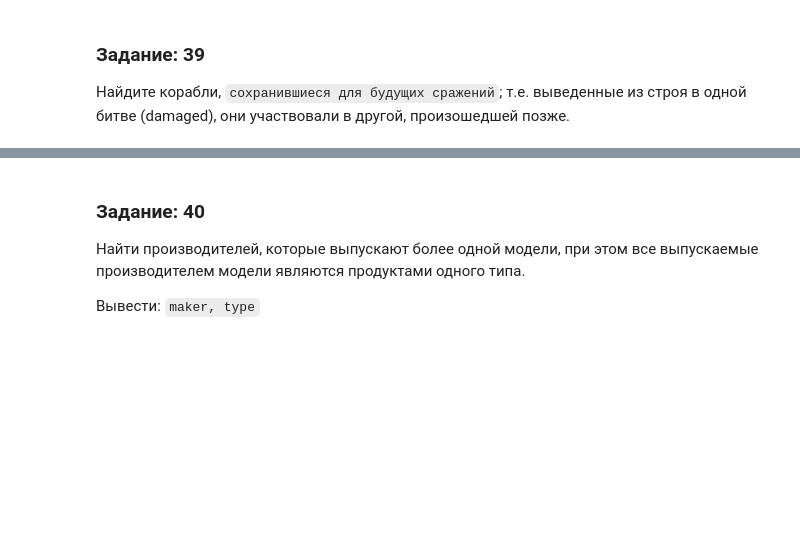
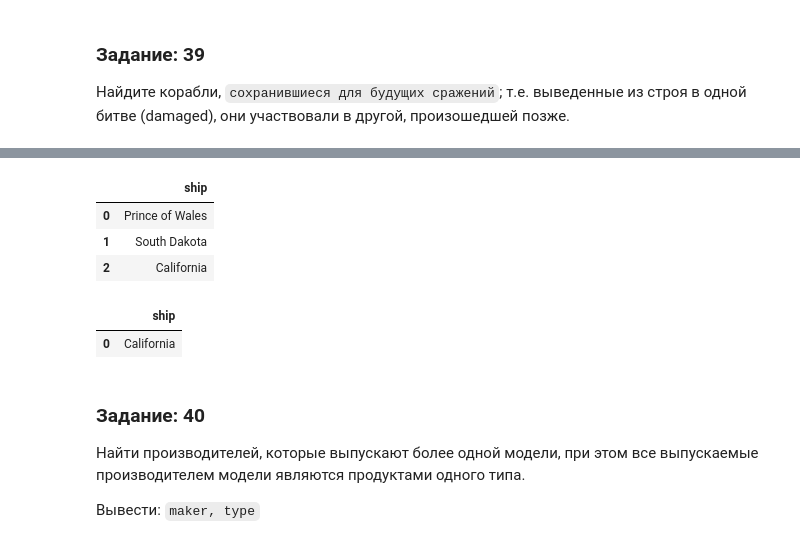
Before and after one commit to kotl68/SQL, a Jupyter notebook: SQL-EX.ipynb, the cells around one changed output, grey strips where cells are left out. Cells and saved outputs as stored; diff of their text form; code cells hidden in the pictures; blank space fills up the shorter version.

```diff
--- a/SQL-EX.ipynb
+++ b/SQL-EX.ipynb
@@ -1498,3 +1474,39 @@ select(sql)
+# %%
+sql = '''
+WITH data as (
+select ship from outcomes where result = 'damaged'
+)
+
+SELECT ship FROM data
+;
+'''
+select(sql)
+# %% [output]
+|  | ship |
+| 0 | Prince of Wales |
+| 1 | South Dakota |
+| 2 | California |
+# %%
+sql = '''
+WITH data AS(
+SELECT ship,result,date FROM Outcomes o
+LEFT JOIN Battles b ON b.name = o.battle
+WHERE ship IN(SELECT ship FROM outcomes WHERE result = 'damaged')
+)
+
+SELECT DISTINCT data.ship  FROM data
+LEFT JOIN (SELECT ship,
+            min(date) as dmg_date
+                FROM data
+                WHERE result = 'damaged' GROUP BY ship) AS query
+ON query.ship = data.ship
+WHERE date > dmg_date
+;
+'''
+select(sql)
+# %% [output]
+|  | ship |
+| 0 | California |
 # %% [markdown]
 ### Задание: 40
 Найти производителей, которые выпускают более одной модели, при этом все выпускаемые производителем модели являются продуктами одного типа.
```
Also changed, not shown: parts of 2 cells of this notebook.
